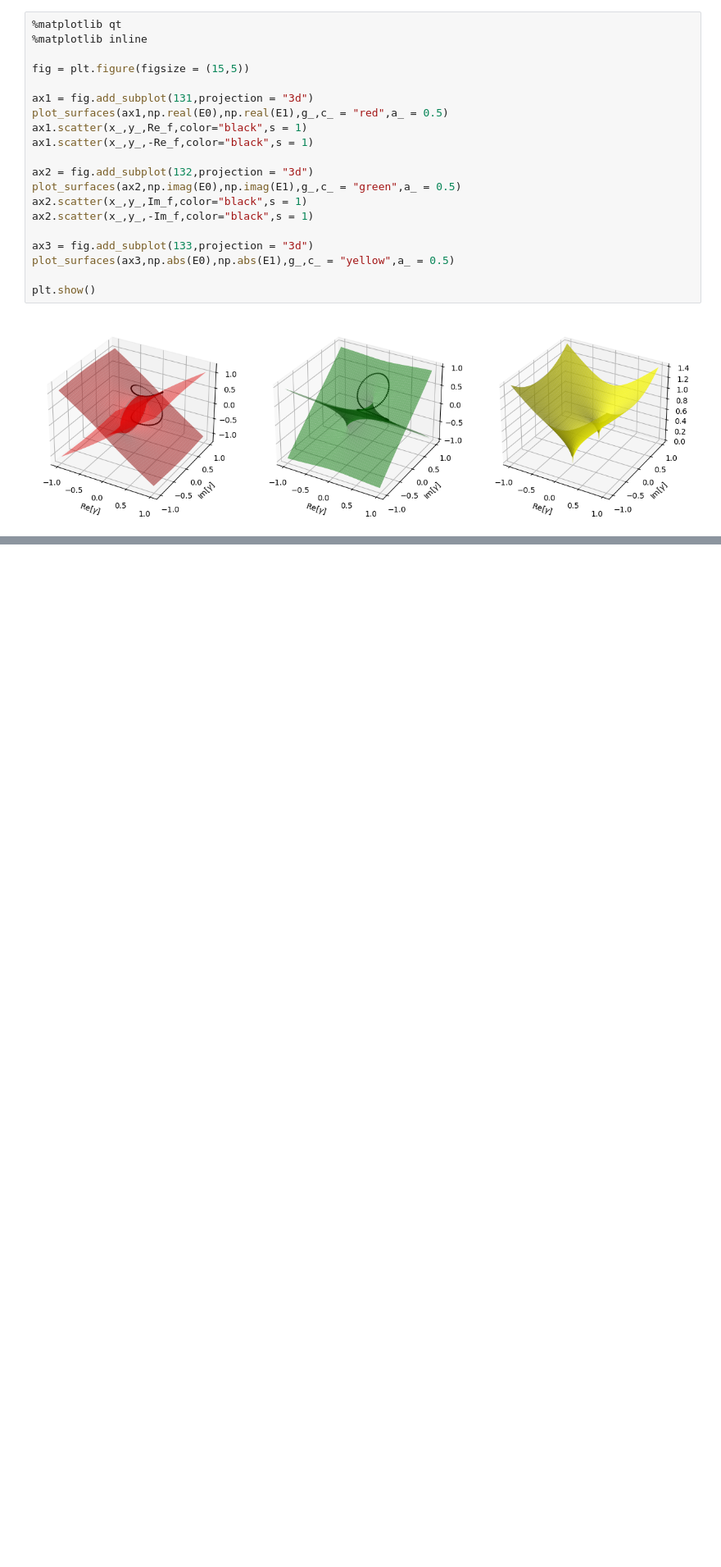
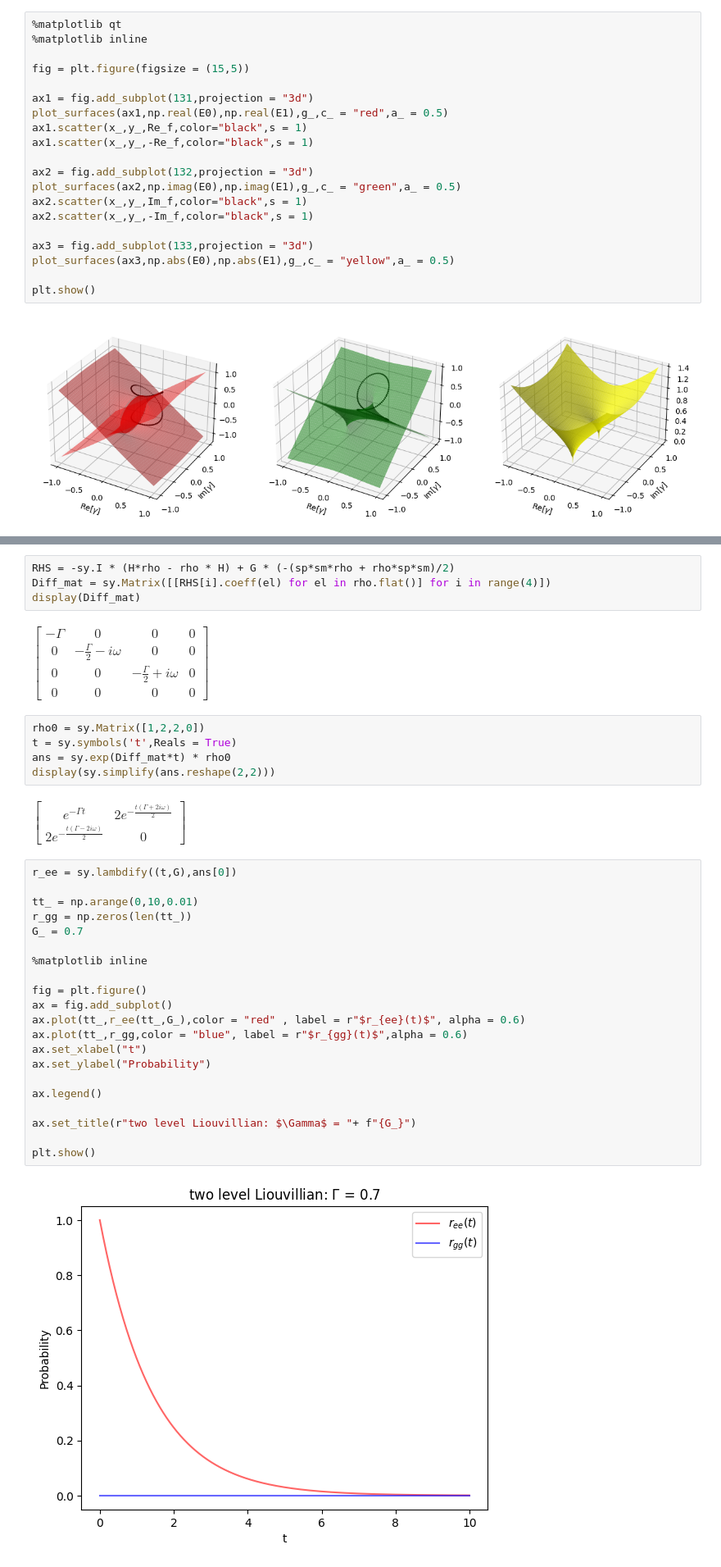
Before and after one commit to JedrekSt/NonHermitianQW, a Jupyter notebook: demo_/second_order_EP.ipynb, the cells around one changed output, grey strips where cells are left out. Shown at 82% size. Saved outputs shown, nothing was run; the diff lists cells and outputs as text; blank space fills up the shorter version.

```diff
--- a/demo_/second_order_EP.ipynb
+++ b/demo_/second_order_EP.ipynb
@@ -117,0 +380,36 @@ plt.show()
+# %%
+RHS = -sy.I * (H*rho - rho * H) + G * (-(sp*sm*rho + rho*sp*sm)/2)
+Diff_mat = sy.Matrix([[RHS[i].coeff(el) for el in rho.flat()] for i in range(4)])
+display(Diff_mat)
+# %% [output]
+$\displaystyle \left[\begin{matrix}- \Gamma & 0 & 0 & 0\\0 & - \frac{\Gamma}{2} - i \omega & 0 & 0\\0 & 0 & - \frac{\Gamma}{2} + i \omega & 0\\0 & 0 & 0 & 0\end{matrix}\right]$
+# %%
+rho0 = sy.Matrix([1,2,2,0])
+t = sy.symbols('t',Reals = True)
+ans = sy.exp(Diff_mat*t) * rho0
+display(sy.simplify(ans.reshape(2,2)))
+# %% [output]
+$\displaystyle \left[\begin{matrix}e^{- \Gamma t} & 2 e^{- \frac{t \left(\Gamma + 2 i \omega\right)}{2}}\\2 e^{- \frac{t \left(\Gamma - 2 i \omega\right)}{2}} & 0\end{matrix}\right]$
+# %%
+r_ee = sy.lambdify((t,G),ans[0])
+
+tt_ = np.arange(0,10,0.01)
+r_gg = np.zeros(len(tt_))
+G_ = 0.7
+
+%matplotlib inline
+
+fig = plt.figure()
+ax = fig.add_subplot()
+ax.plot(tt_,r_ee(tt_,G_),color = "red" , label = r"$r_{ee}(t)$", alpha = 0.6)
+ax.plot(tt_,r_gg,color = "blue", label = r"$r_{gg}(t)$",alpha = 0.6)
+ax.set_xlabel("t")
+ax.set_ylabel("Probability")
+
+ax.legend()
+
+ax.set_title(r"two level Liouvillian: $\Gamma$ = "+ f"{G_}")
+
+plt.show()
+# %% [output]
+[figure, added]
```
Also changed, not shown: parts of 31 cells of this notebook, 3 other files.
